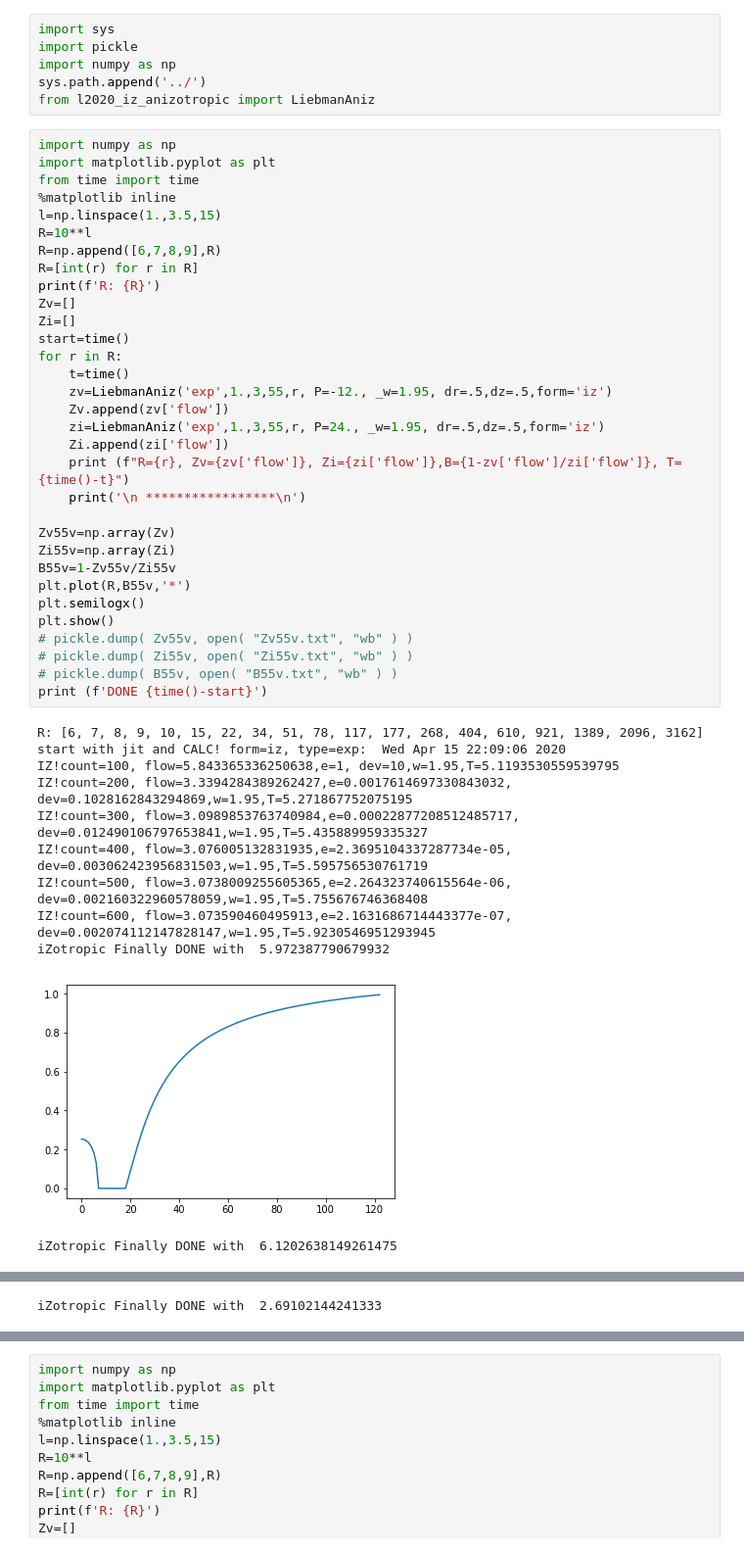
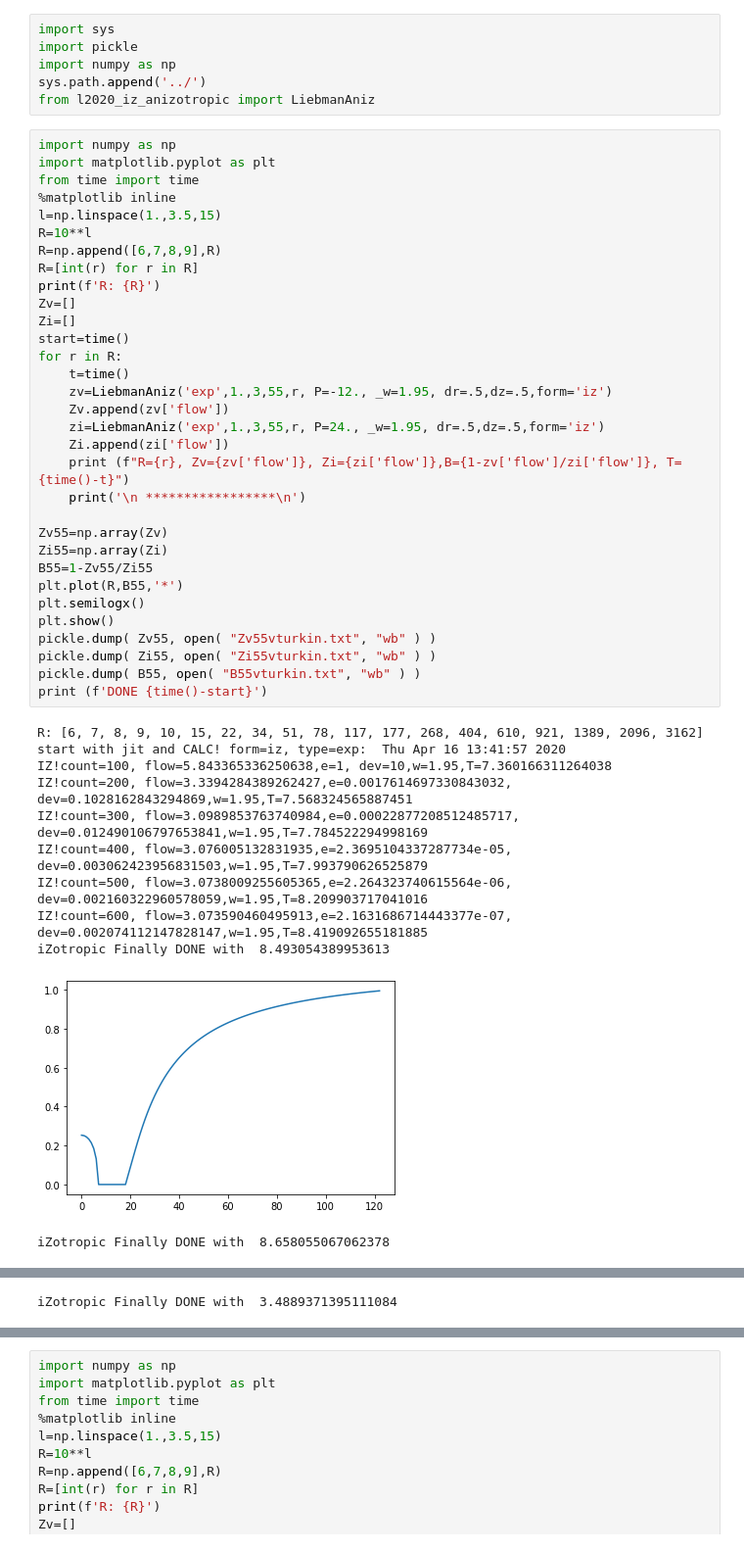
Before and after one commit to dgiart/loop2020, a Jupyter notebook: loop03_2020/Jup03_2020/bias_OLD_15_04_20.ipynb, the cells around one changed output, grey strips where cells are left out. Shown at 98% size. Saved outputs shown, nothing was run; the diff lists cells and outputs as text.

```diff
--- a/loop03_2020/Jup03_2020/bias_OLD_15_04_20.ipynb
+++ b/loop03_2020/Jup03_2020/bias_OLD_15_04_20.ipynb
@@ -7,44 +7,44 @@ from l2020_iz_anizotropic import LiebmanAniz
 # %%
 import numpy as np
 import matplotlib.pyplot as plt
 from time import time
 %matplotlib inline
 l=np.linspace(1.,3.5,15)
 R=10**l
 R=np.append([6,7,8,9],R)
 R=[int(r) for r in R]
 print(f'R: {R}')
 Zv=[]
 Zi=[]
 start=time()
 for r in R:
     t=time()
     zv=LiebmanAniz('exp',1.,3,55,r, P=-12., _w=1.95, dr=.5,dz=.5,form='iz')
     Zv.append(zv['flow'])
     zi=LiebmanAniz('exp',1.,3,55,r, P=24., _w=1.95, dr=.5,dz=.5,form='iz')
     Zi.append(zi['flow'])
     print (f"R={r}, Zv={zv['flow']}, Zi={zi['flow']},B={1-zv['flow']/zi['flow']}, T={time()-t}")
     print('\n *****************\n')
 
-Zv55v=np.array(Zv)
-Zi55v=np.array(Zi)
-B55v=1-Zv55v/Zi55v
-plt.plot(R,B55v,'*')
+Zv55=np.array(Zv)
+Zi55=np.array(Zi)
+B55=1-Zv55/Zi55
+plt.plot(R,B55,'*')
 plt.semilogx()
 plt.show()
-# pickle.dump( Zv55v, open( "Zv55v.txt", "wb" ) )
-# pickle.dump( Zi55v, open( "Zi55v.txt", "wb" ) )
-# pickle.dump( B55v, open( "B55v.txt", "wb" ) )
+pickle.dump( Zv55, open( "Zv55vturkin.txt", "wb" ) )
+pickle.dump( Zi55, open( "Zi55vturkin.txt", "wb" ) )
+pickle.dump( B55, open( "B55vturkin.txt", "wb" ) )
 print (f'DONE {time()-start}')
 # %% [output]
 R: [6, 7, 8, 9, 10, 15, 22, 34, 51, 78, 117, 177, 268, 404, 610, 921, 1389, 2096, 3162]
-start with jit and CALC! form=iz, type=exp:  Wed Apr 15 22:09:06 2020
-IZ!count=100, flow=5.843365336250638,e=1, dev=10,w=1.95,T=5.1193530559539795
-IZ!count=200, flow=3.3394284389262427,e=0.0017614697330843032, dev=0.1028162843294869,w=1.95,T=5.271867752075195
-IZ!count=300, flow=3.0989853763740984,e=0.00022877208512485717, dev=0.012490106797653841,w=1.95,T=5.435889959335327
-IZ!count=400, flow=3.076005132831935,e=2.3695104337287734e-05, dev=0.003062423956831503,w=1.95,T=5.595756530761719
-IZ!count=500, flow=3.0738009255605365,e=2.264323740615564e-06, dev=0.002160322960578059,w=1.95,T=5.755676746368408
-IZ!count=600, flow=3.073590460495913,e=2.1631686714443377e-07, dev=0.002074112147828147,w=1.95,T=5.9230546951293945
-iZotropic Finally DONE with  5.972387790679932
+start with jit and CALC! form=iz, type=exp:  Thu Apr 16 13:41:57 2020
+IZ!count=100, flow=5.843365336250638,e=1, dev=10,w=1.95,T=7.360166311264038
+IZ!count=200, flow=3.3394284389262427,e=0.0017614697330843032, dev=0.1028162843294869,w=1.95,T=7.568324565887451
+IZ!count=300, flow=3.0989853763740984,e=0.00022877208512485717, dev=0.012490106797653841,w=1.95,T=7.784522294998169
+IZ!count=400, flow=3.076005132831935,e=2.3695104337287734e-05, dev=0.003062423956831503,w=1.95,T=7.993790626525879
+IZ!count=500, flow=3.0738009255605365,e=2.264323740615564e-06, dev=0.002160322960578059,w=1.95,T=8.209903717041016
+IZ!count=600, flow=3.073590460495913,e=2.1631686714443377e-07, dev=0.002074112147828147,w=1.95,T=8.419092655181885
+iZotropic Finally DONE with  8.493054389953613
-[figure, old version]
+[figure, new version]
-iZotropic Finally DONE with  6.1202638149261475
+iZotropic Finally DONE with  8.658055067062378
@@ -60 +60 @@ iZotropic Finally DONE with  2.5622527599334717
-iZotropic Finally DONE with  2.69102144241333
+iZotropic Finally DONE with  3.4889371395111084
```
Also changed, not shown: parts of 4 cells of this notebook, 18 other files.
